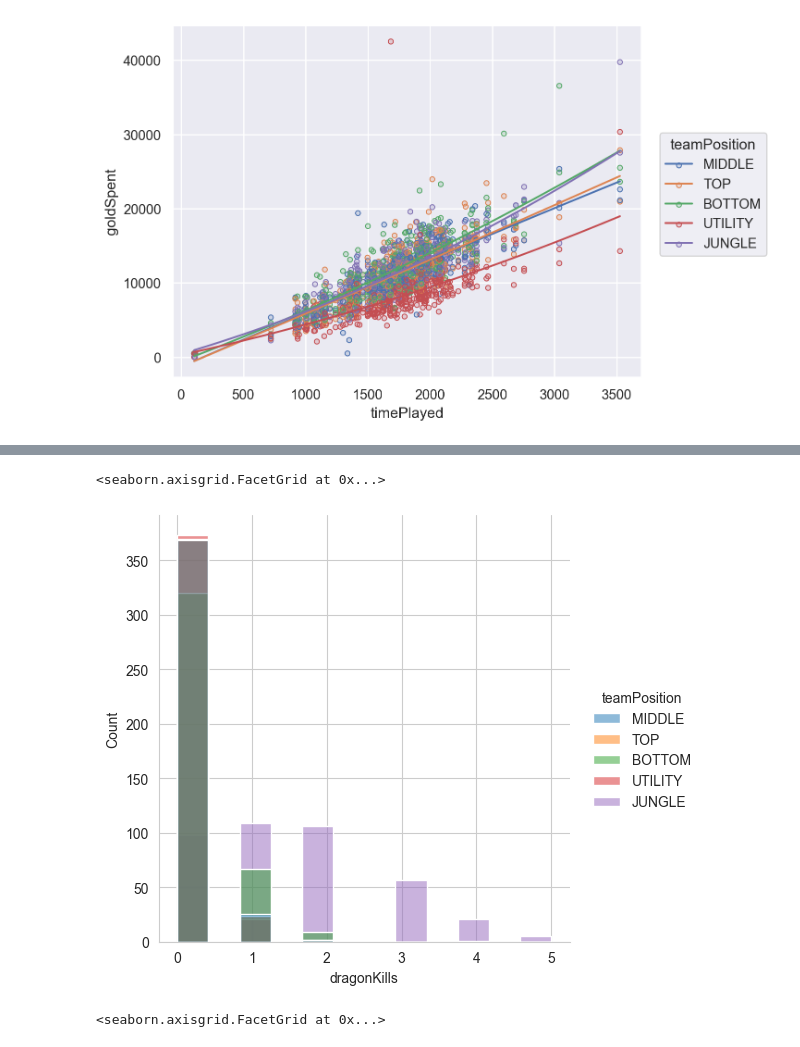
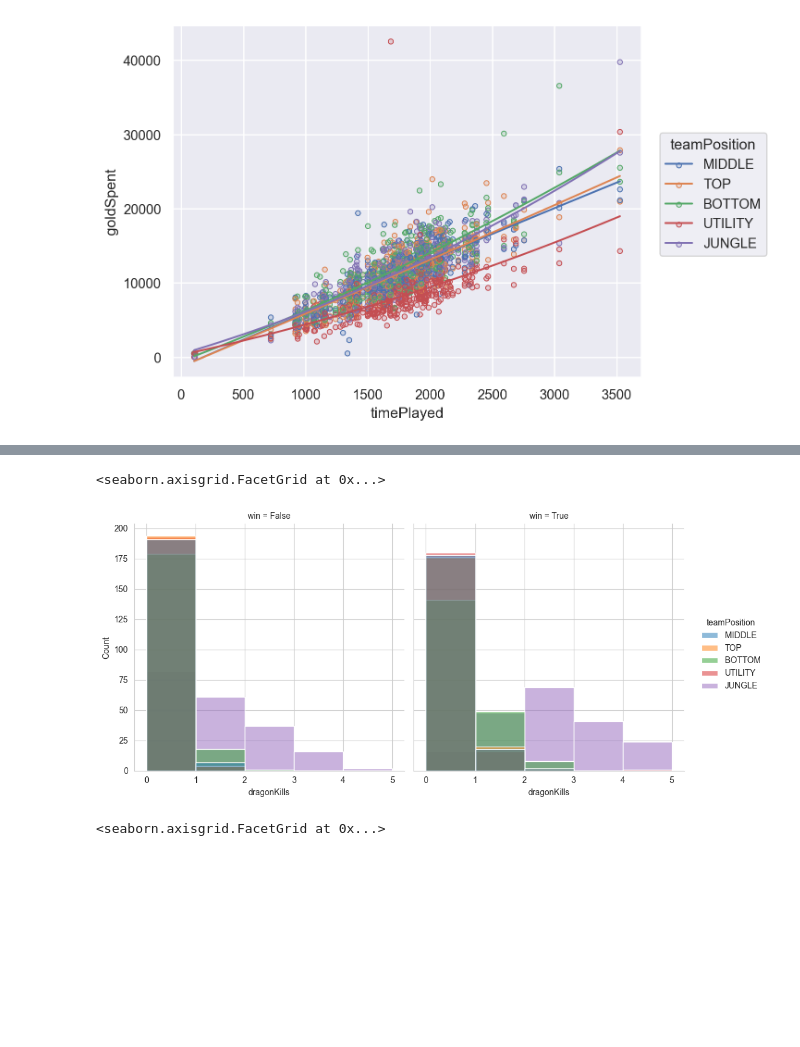
Before and after one commit to anhtq0111/data_governance, a Jupyter notebook: preprocess.ipynb, the cells around one changed output, grey strips where cells are left out. Saved outputs shown, nothing was run; the diff lists cells and outputs as text; code cells hidden in the pictures; blank space fills up the shorter version.

```diff
--- a/preprocess.ipynb
+++ b/preprocess.ipynb
@@ -350,8 +350,8 @@ sns.displot(df, x='baronKills', hue='teamPosition')
 # %%
-sns.displot(df, x='dragonKills', hue='teamPosition')
+sns.displot(df, x='dragonKills', hue='teamPosition', col='win', bins=5)
 # %% [output]
 <seaborn.axisgrid.FacetGrid at 0x...>
-[figure, old version]
+[figure, new version]
 # %%
 sns.displot(df, x='inhibitorKills', hue='win', bins=4)
 # %% [output]
```
Also changed, not shown: parts of 2 cells of this notebook.
